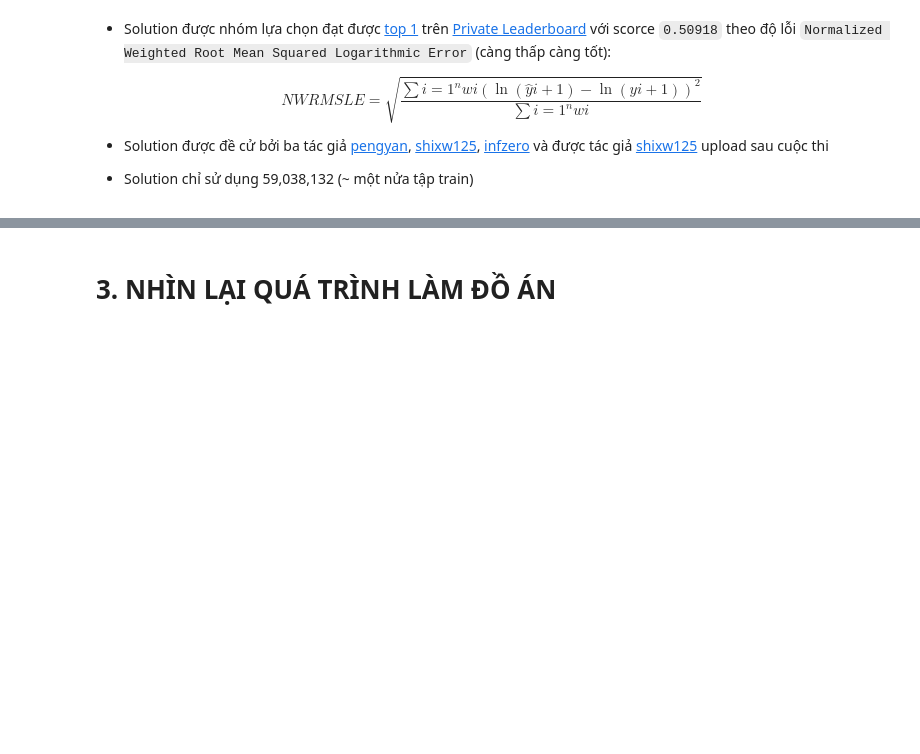
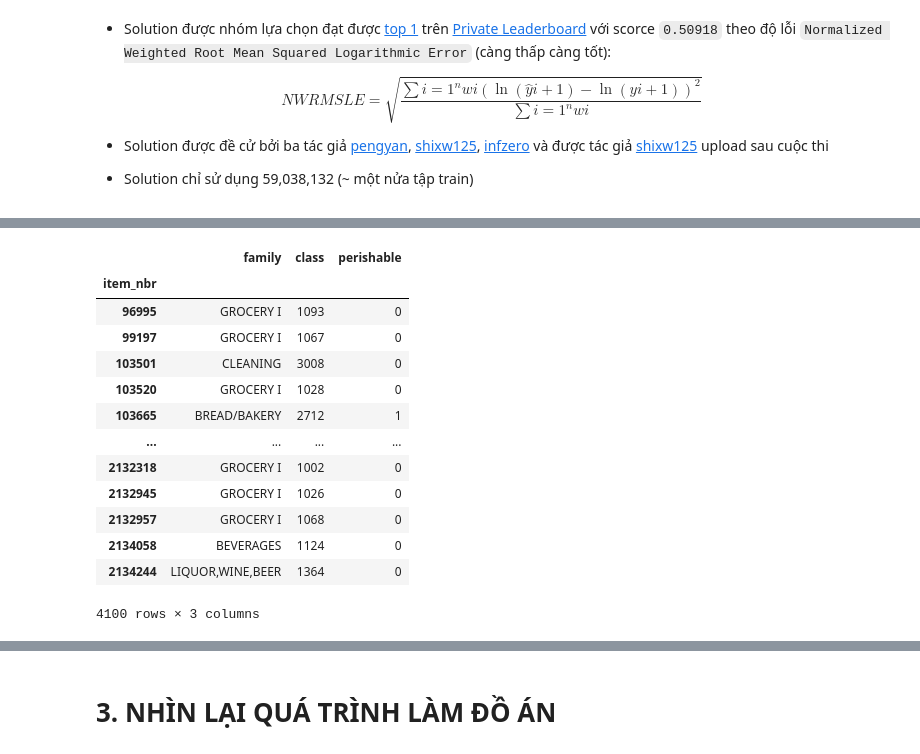
Before and after one commit to JustKidding2K/ADS-CQ18-Project, a Jupyter notebook: Report.ipynb, the cells around one changed output, grey strips where cells are left out. Cells and saved outputs as stored; diff of their text form; code cells hidden in the pictures; blank space fills up the shorter version.

```diff
--- a/Report.ipynb
+++ b/Report.ipynb
@@ -79,0 +163,22 @@ $$ NWRMSLE = \sqrt{ \frac{\sum{i=1}^n wi \left( \ln(\hat{y}i + 1) - \ln(yi +1)
+# %%
+items = pd.read_csv(
+    "gdrive/MyDrive/input/items.csv",
+).set_index("item_nbr")
+# %%
+# show
+items
+# %% [output]
+|  | family | class | perishable |
+| item_nbr |  |  |  |
+| 96995 | GROCERY I | 1093 | 0 |
+| 99197 | GROCERY I | 1067 | 0 |
+| 103501 | CLEANING | 3008 | 0 |
+| 103520 | GROCERY I | 1028 | 0 |
+| 103665 | BREAD/BAKERY | 2712 | 1 |
+| ... | ... | ... | ... |
+| 2132318 | GROCERY I | 1002 | 0 |
+| 2132945 | GROCERY I | 1026 | 0 |
+| 2132957 | GROCERY I | 1068 | 0 |
+| 2134058 | BEVERAGES | 1124 | 0 |
+| 2134244 | LIQUOR,WINE,BEER | 1364 | 0 |
+4100 rows × 3 columns
```
Also changed, not shown: parts of 37 cells of this notebook.
